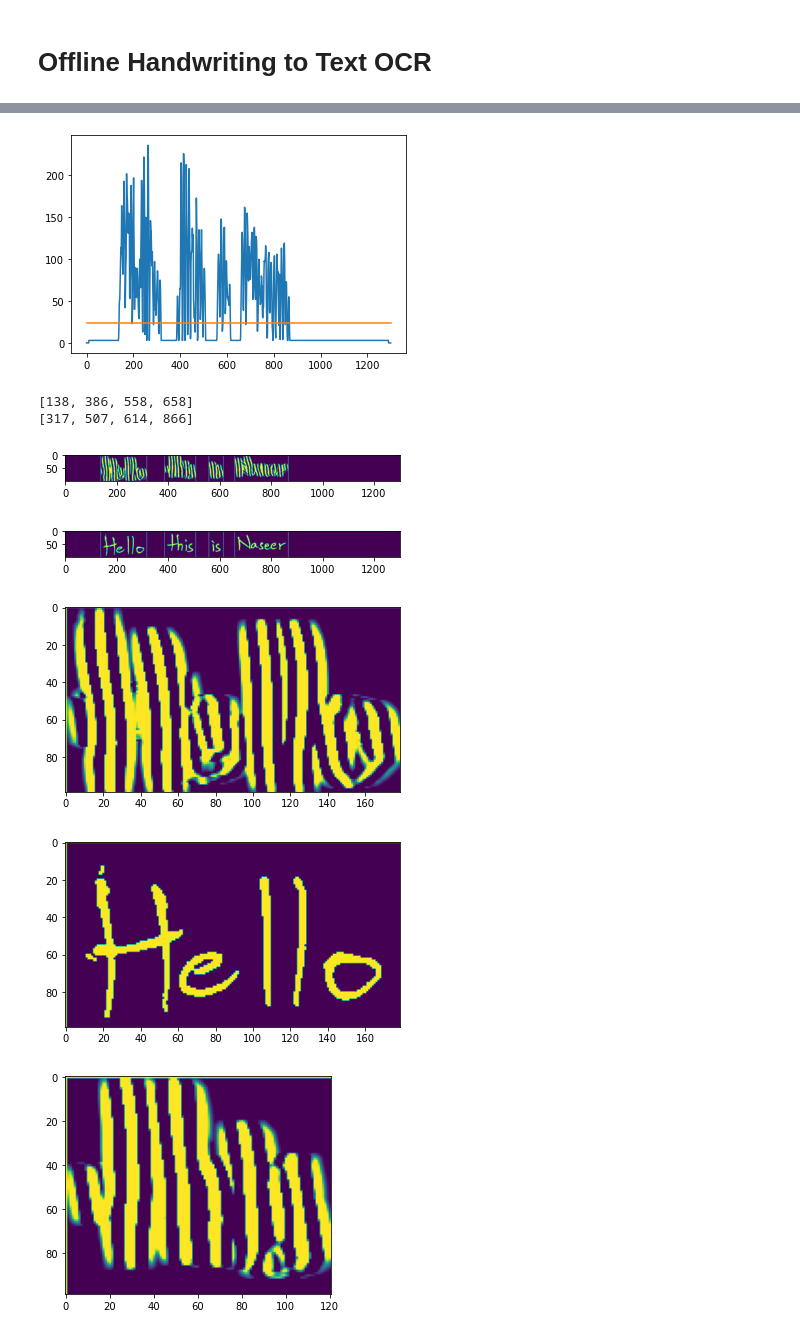
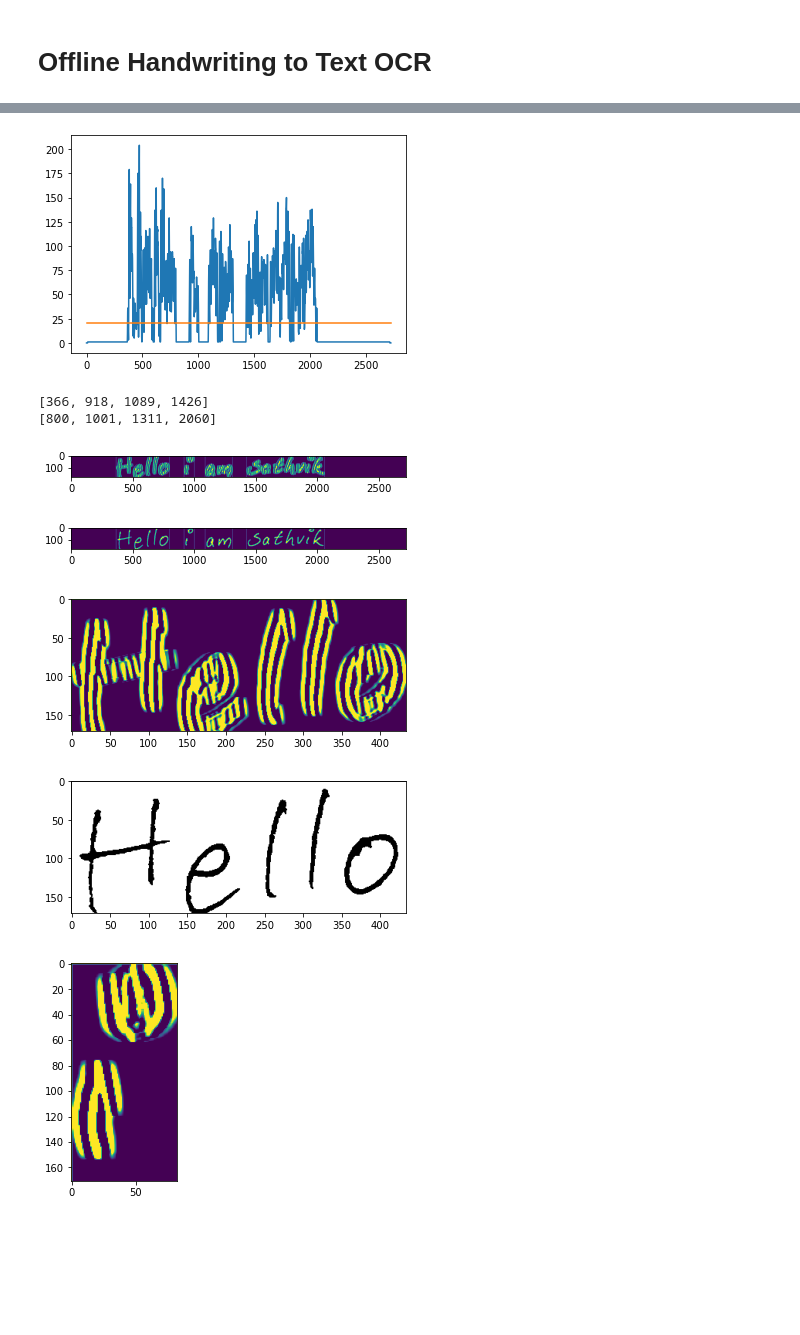
Before and after one commit to MdNaseerHussain/IVP-Term-Project-OCR, a Jupyter notebook: OCR.ipynb, the cells around one changed output, grey strips where cells are left out. Cells and saved outputs as stored; diff of their text form; code cells hidden in the pictures; blank space fills up the shorter version.

```diff
--- a/OCR.ipynb
+++ b/OCR.ipynb
@@ -5,7 +5,7 @@ import cv2
 import matplotlib.pyplot as plt
 import numpy as np
 from math import inf
-image = cv2.imread('Naseer_spaced.jpg')
+image = cv2.imread('Sathvik_spaced.jpg')
 # %%
 # Convert image to binary 0-1 image using Otsu's threshold
 gray = cv2.cvtColor(image, cv2.COLOR_BGR2GRAY)
@@ -102,9 +102,11 @@ plt.show()
 # Extract the text lines
 text_lines = []
 original_text_lines = []
+coloured_text_lines = []
 for i in range(len(uppers)):
     text_lines.append(img[uppers[i]:lowers[i], 0:W])
     original_text_lines.append(original_img[uppers[i]:lowers[i], 0:W])
+    coloured_text_lines.append(image[uppers[i]:lowers[i], 0:W])
     plt.imshow(text_lines[i], cmap=plt.get_cmap('binary'))
     plt.show()
     plt.imshow(original_text_lines[i], cmap=plt.get_cmap('binary'))
@@ -123,10 +125,12 @@ for i in range(len(uppers)):
 # Draw the words for each text line using horizontal histogram projection
 words = []
 original_words = []
+coloured_words = []
 for i in range(len(text_lines)):
     # Wrap white pixels around the text
     text_lines[i] = cv2.copyMakeBorder(text_lines[i], 0, 0, 10, 10, cv2.BORDER_CONSTANT, value=[0, 0, 0])
     original_text_lines[i] = cv2.copyMakeBorder(original_text_lines[i], 0, 0, 10, 10, cv2.BORDER_CONSTANT, value=[0, 0, 0])
+    coloured_text_lines[i] = cv2.copyMakeBorder(coloured_text_lines[i], 0, 0, 10, 10, cv2.BORDER_CONSTANT, value=[0, 0, 0])
     hist = cv2.reduce(text_lines[i], 0, cv2.REDUCE_AVG).reshape(-1)
     # Draw threshold line on the histogram
     th = min(hist) + 0.1*(max(hist) - min(hist))
@@ -143,39 +147,40 @@ for i in range(len(text_lines)):
         std_gap = np.std(gaps)
         for j in range(1, len(lefts)):
             if abs(gaps[j-1] - mean_gap) < std_gap:
                 lefts[j] = 0
                 rights[j-1] = 0
         lefts = [x for x in lefts if x != 0]
         rights = [x for x in rights if x != 0]
     print(lefts)
     print(rights)
     # Draw the words
     line = text_lines[i]
     original_line = original_text_lines[i]
     for x in lefts:
         cv2.line(line, (x, 0), (x, H), (255, 255, 255), 1)
         cv2.line(original_line, (x, 0), (x, H), (255, 255, 255), 1)
     for x in rights:
         cv2.line(line, (x, 0), (x, H), (255, 0, 0), 1)
         cv2.line(original_line, (x, 0), (x, H), (255, 0, 0), 1)
     plt.imshow(line)
     plt.show()
     plt.imshow(original_line)
     plt.show()
     # Extract the words
     for j in range(len(lefts)):
         words.append(text_lines[i][0:H, lefts[j]:rights[j]])
         original_words.append(original_text_lines[i][0:H, lefts[j]:rights[j]])
+        coloured_words.append(coloured_text_lines[i][0:H, lefts[j]:rights[j]])
         plt.imshow(words[-1])
         plt.show()
-        plt.imshow(original_words[-1])
+        plt.imshow(original_words[-1], cmap=plt.get_cmap('binary'))
         plt.show()
 # %% [output]
-[figure, old version]
+[figure, new version]
-[138, 386, 558, 658]
-[317, 507, 614, 866]
+[366, 918, 1089, 1426]
+[800, 1001, 1311, 2060]
-[figure, old version]
+[figure, new version]
-[figure, old version]
+[figure, new version]
-[figure, old version]
+[figure, new version]
-[figure, old version]
+[figure, new version]
-[figure, old version]
+[figure, new version]
```
Also changed, not shown: parts of 7 cells of this notebook, 5 other files.
